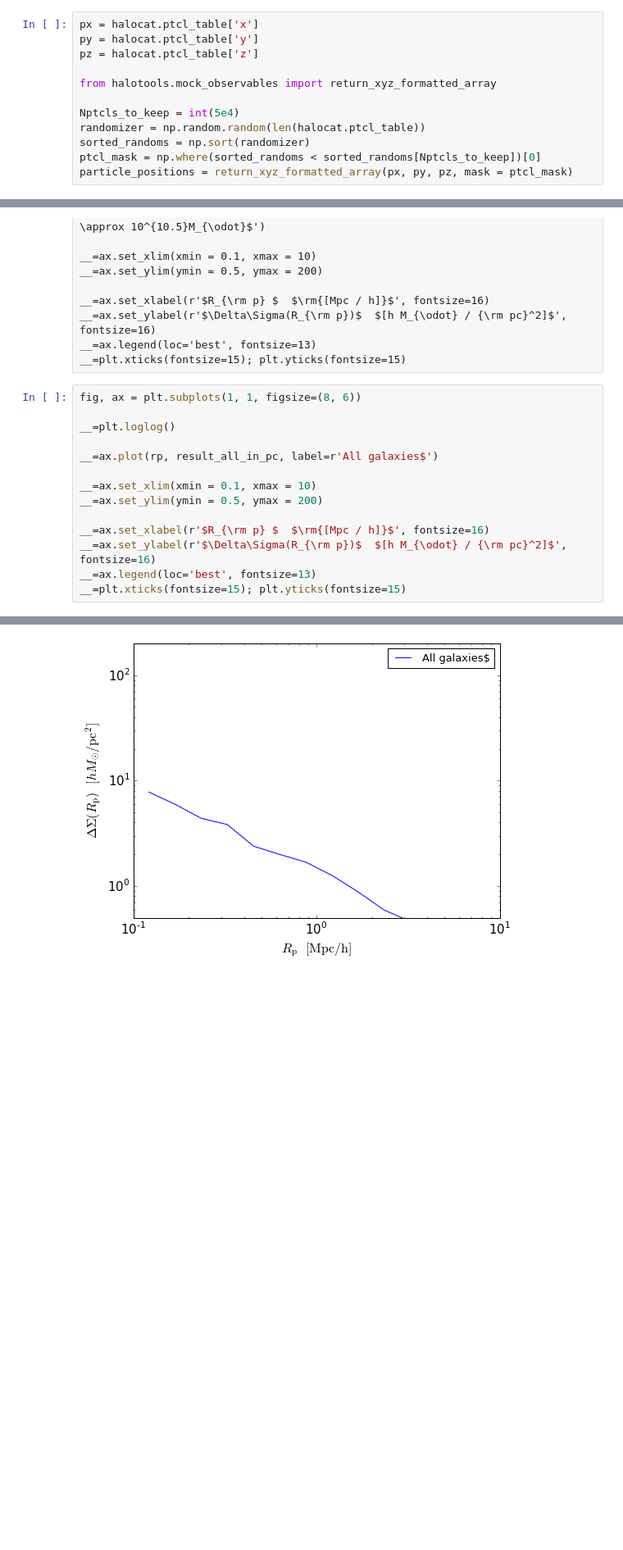
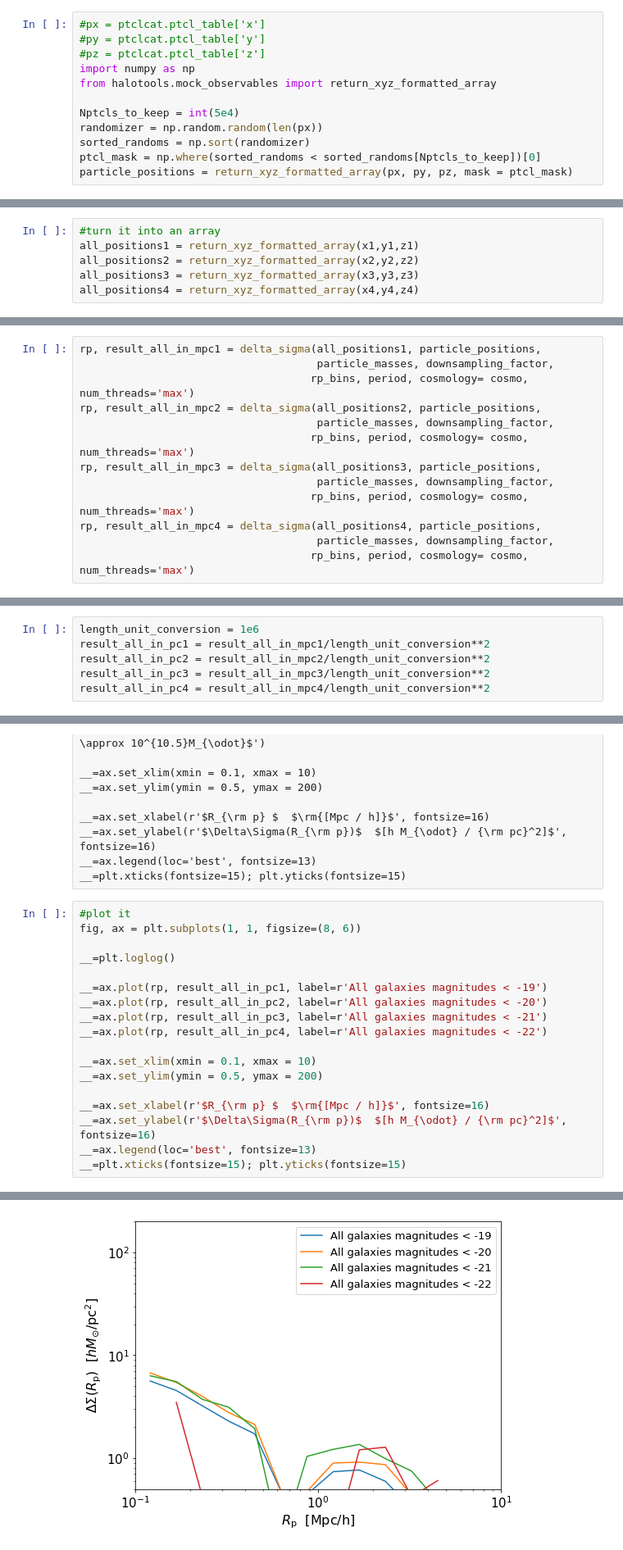
Before and after one commit to eniaxhakaj/desiDeltaSigma, a Jupyter notebook: halotools_lensing_tut.ipynb, the cells around one changed output, grey strips where cells are left out. Shown at 82% size. Cells and saved outputs as stored; diff of their text form; blank space fills up the shorter version.

```diff
--- a/halotools_lensing_tut.ipynb
+++ b/halotools_lensing_tut.ipynb
@@ -24,12 +136,12 @@ Predictions for galaxy-galaxy lensing are calculated from the cross-correlation
 # %%
-px = halocat.ptcl_table['x']
-py = halocat.ptcl_table['y']
-pz = halocat.ptcl_table['z']
-
+#px = ptclcat.ptcl_table['x']
+#py = ptclcat.ptcl_table['y']
+#pz = ptclcat.ptcl_table['z']
+import numpy as np
 from halotools.mock_observables import return_xyz_formatted_array
 
 Nptcls_to_keep = int(5e4)
-randomizer = np.random.random(len(halocat.ptcl_table))
+randomizer = np.random.random(len(px))
 sorted_randoms = np.sort(randomizer)
 ptcl_mask = np.where(sorted_randoms < sorted_randoms[Nptcls_to_keep])[0]
 particle_positions = return_xyz_formatted_array(px, py, pz, mask = ptcl_mask)
@@ -64,3 +189,9 @@ all_positions = return_xyz_formatted_array(x,y,z)
+# %%
+#turn it into an array
+all_positions1 = return_xyz_formatted_array(x1,y1,z1)
+all_positions2 = return_xyz_formatted_array(x2,y2,z2)
+all_positions3 = return_xyz_formatted_array(x3,y3,z3)
+all_positions4 = return_xyz_formatted_array(x4,y4,z4)
 # %%
 from halotools.mock_observables import delta_sigma
 
@@ -96,3 +223,16 @@ rp, result_all_in_mpc = delta_sigma(all_positions, particle_positions,
+# %%
+rp, result_all_in_mpc1 = delta_sigma(all_positions1, particle_positions,
+                                     particle_masses, downsampling_factor,
+                                    rp_bins, period, cosmology= cosmo, num_threads='max')
+rp, result_all_in_mpc2 = delta_sigma(all_positions2, particle_positions,
+                                     particle_masses, downsampling_factor,
+                                    rp_bins, period, cosmology= cosmo, num_threads='max')
+rp, result_all_in_mpc3 = delta_sigma(all_positions3, particle_positions,
+                                     particle_masses, downsampling_factor,
+                                    rp_bins, period, cosmology= cosmo, num_threads='max')
+rp, result_all_in_mpc4 = delta_sigma(all_positions4, particle_positions,
+                                     particle_masses, downsampling_factor,
+                                    rp_bins, period, cosmology= cosmo, num_threads='max')
 # %% [raw]
 length_unit_conversion = 1e6
 result_mstar11_in_pc = result_mstar11_in_mpc/length_unit_conversion**2
@@ -105,3 +242,9 @@ result_all_in_pc = result_all_in_mpc/length_unit_conversion**2
+# %%
+length_unit_conversion = 1e6
+result_all_in_pc1 = result_all_in_mpc1/length_unit_conversion**2
+result_all_in_pc2 = result_all_in_mpc2/length_unit_conversion**2
+result_all_in_pc3 = result_all_in_mpc3/length_unit_conversion**2
+result_all_in_pc4 = result_all_in_mpc4/length_unit_conversion**2
 # %%
 from matplotlib import pyplot as plt
 %matplotlib inline
@@ -123,21 +266,25 @@ __=ax.set_ylabel(r'$\Delta\Sigma(R_{\rm p})$  $[h M_{\odot} / {\rm pc}^2]$', fon
 __=ax.legend(loc='best', fontsize=13)
 __=plt.xticks(fontsize=15); plt.yticks(fontsize=15)
 # %%
+#plot it
 fig, ax = plt.subplots(1, 1, figsize=(8, 6))
 
 __=plt.loglog()
 
-__=ax.plot(rp, result_all_in_pc, label=r'All galaxies$')
+__=ax.plot(rp, result_all_in_pc1, label=r'All galaxies magnitudes < -19')
+__=ax.plot(rp, result_all_in_pc2, label=r'All galaxies magnitudes < -20')
+__=ax.plot(rp, result_all_in_pc3, label=r'All galaxies magnitudes < -21')
+__=ax.plot(rp, result_all_in_pc4, label=r'All galaxies magnitudes < -22')
 
 __=ax.set_xlim(xmin = 0.1, xmax = 10)
 __=ax.set_ylim(ymin = 0.5, ymax = 200)
 
 __=ax.set_xlabel(r'$R_{\rm p} $  $\rm{[Mpc / h]}$', fontsize=16)
 __=ax.set_ylabel(r'$\Delta\Sigma(R_{\rm p})$  $[h M_{\odot} / {\rm pc}^2]$', fontsize=16)
 __=ax.legend(loc='best', fontsize=13)
 __=plt.xticks(fontsize=15); plt.yticks(fontsize=15)
 # %% [output]
 (array([  1.00000000e-02,   1.00000000e-01,   1.00000000e+00,
           1.00000000e+01,   1.00000000e+02,   1.00000000e+03,
           1.00000000e+04]), <a list of 7 Text yticklabel objects>)
-[figure, old version]
+[figure, new version]
```
Also changed, not shown: parts of 15 cells of this notebook, 6 other files.
